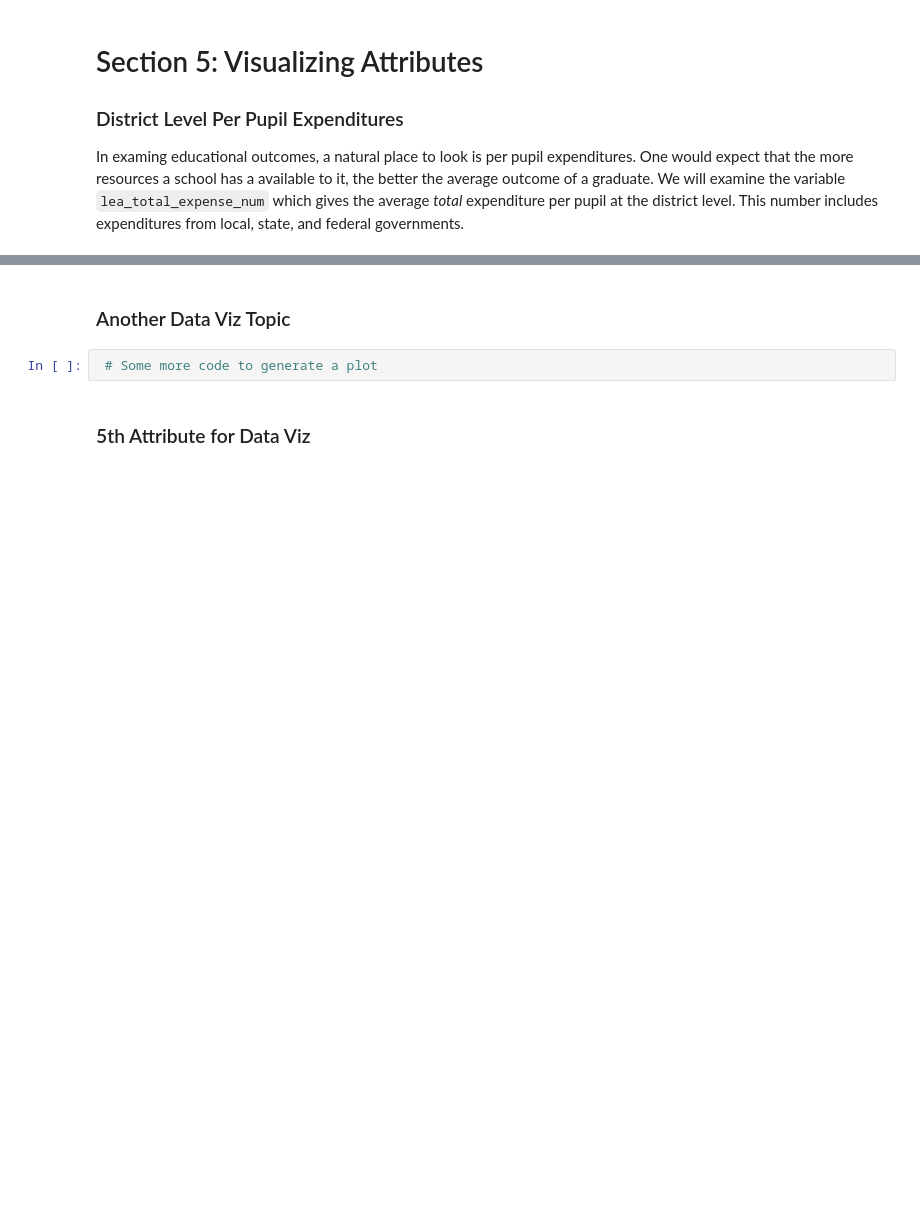
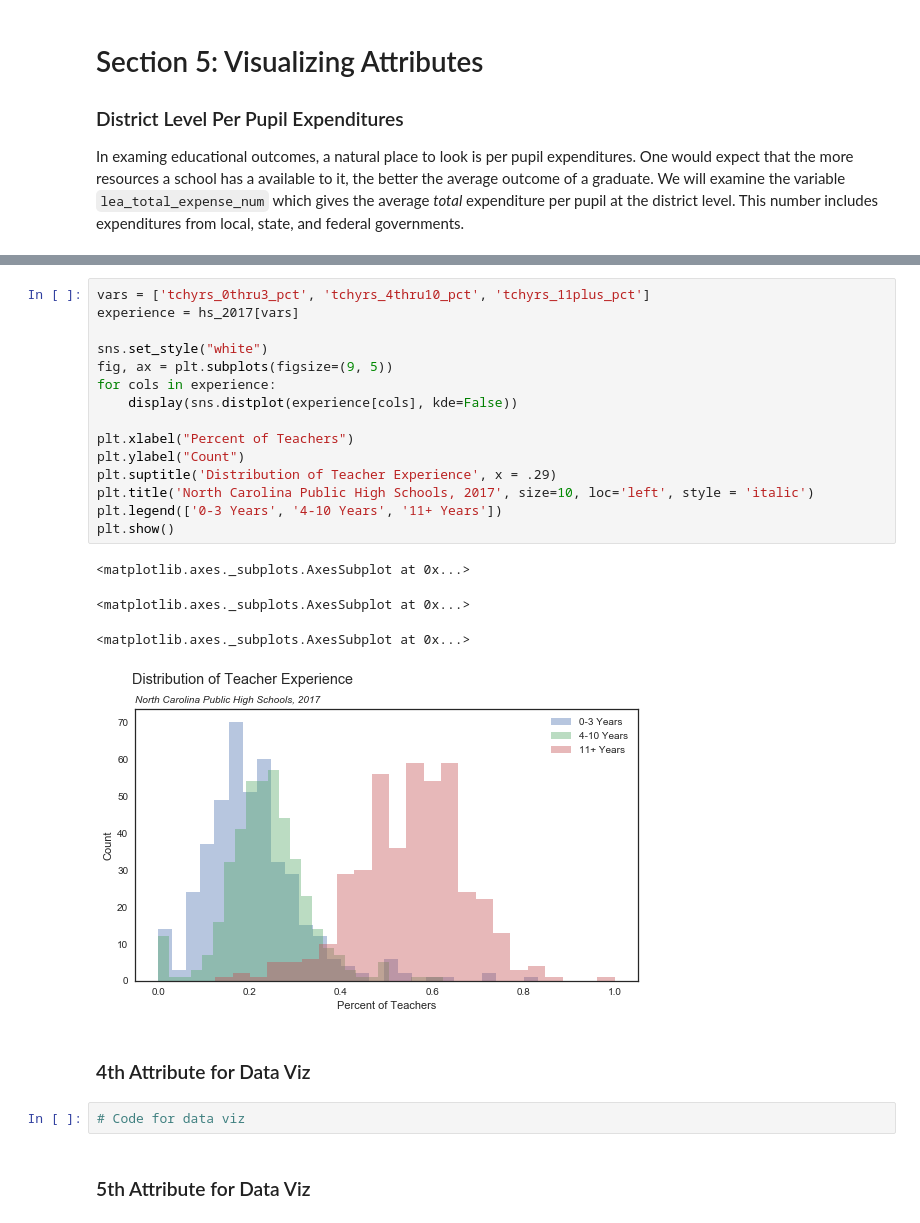
Before and after one commit to jeffweltman/MSDS7331, a Jupyter notebook: MSDS7331 - Lab 1.ipynb, the cells around one changed output, grey strips where cells are left out. Drawn from its saved outputs; the diff is of its cells as text; blank space fills up the shorter version.

```diff
--- a/MSDS7331 - Lab 1.ipynb
+++ b/MSDS7331 - Lab 1.ipynb
@@ -1170,7 +1170,27 @@ experience.describe()
+# %%
+vars = ['tchyrs_0thru3_pct', 'tchyrs_4thru10_pct', 'tchyrs_11plus_pct']
+experience = hs_2017[vars]
+
+sns.set_style("white")
+fig, ax = plt.subplots(figsize=(9, 5))
+for cols in experience:
+    display(sns.distplot(experience[cols], kde=False))
+
+plt.xlabel("Percent of Teachers")
+plt.ylabel("Count")
+plt.suptitle('Distribution of Teacher Experience', x = .29)
+plt.title('North Carolina Public High Schools, 2017', size=10, loc='left', style = 'italic')
+plt.legend(['0-3 Years', '4-10 Years', '11+ Years'])
+plt.show()
+# %% [output]
+<matplotlib.axes._subplots.AxesSubplot at 0x...>
+<matplotlib.axes._subplots.AxesSubplot at 0x...>
+<matplotlib.axes._subplots.AxesSubplot at 0x...>
+[figure, added]
 # %% [markdown]
-### Another Data Viz Topic
+### 4th Attribute for Data Viz
-# %%
- # Some more code to generate a plot
+# %%
+# Code for data viz
 # %% [markdown]
 ### 5th Attribute for Data Viz
 # %%
```
Also changed, not shown: parts of 6 cells of this notebook, 1 other file.
